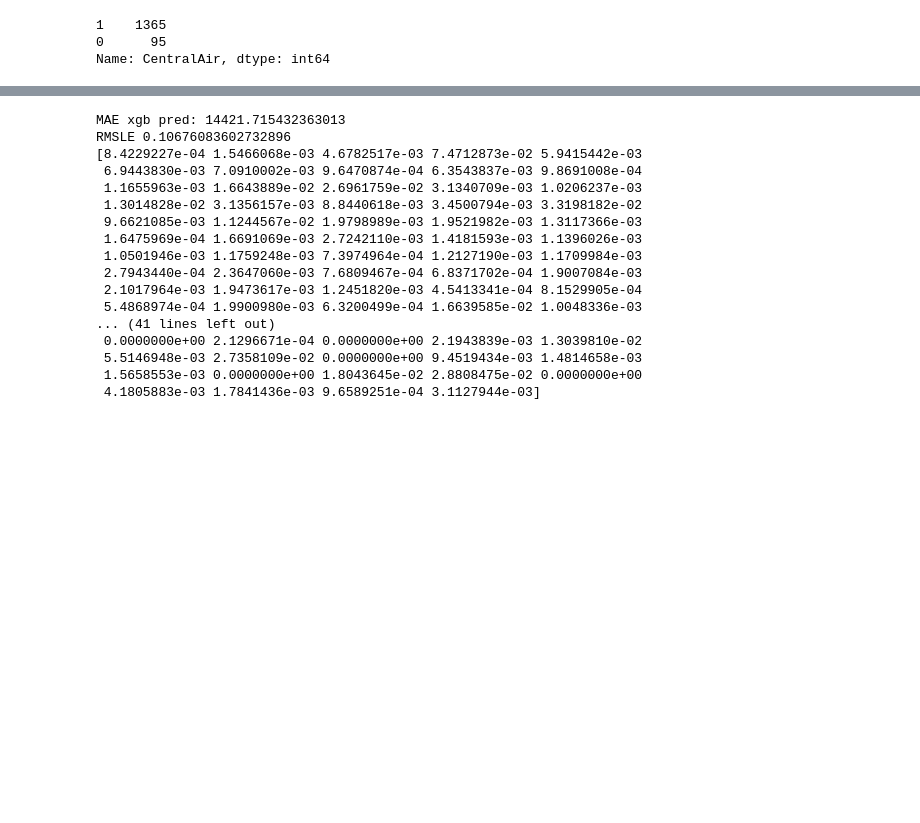
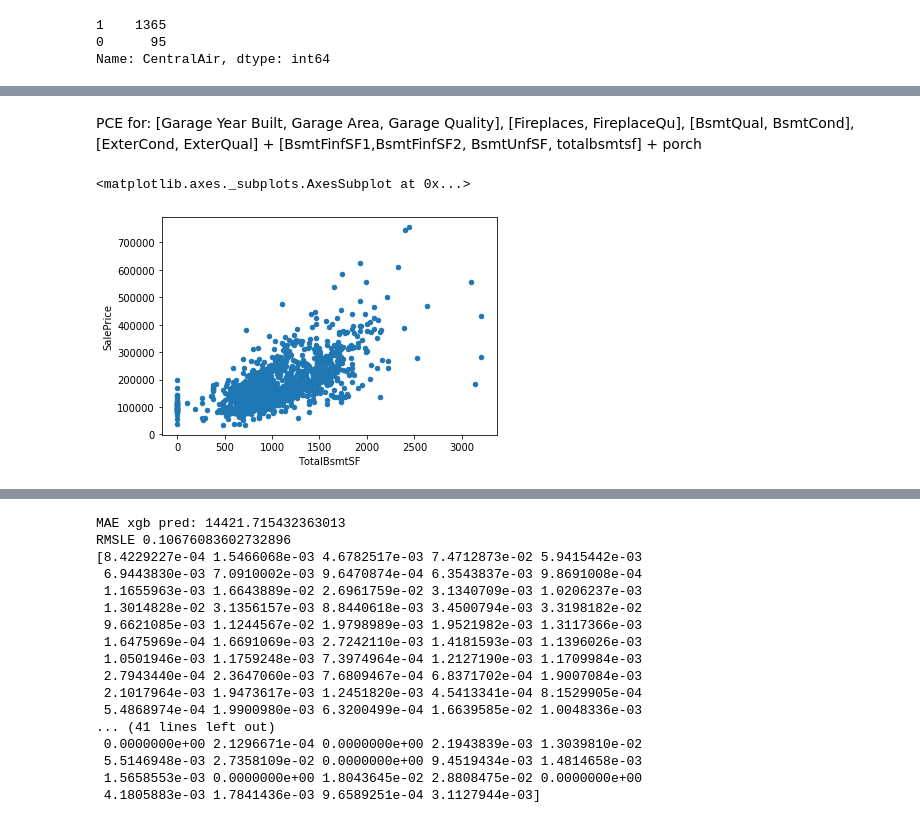
Before and after one commit to Stackeduary/HomePrices, a Jupyter notebook: group_project.ipynb, the cells around one changed output, grey strips where cells are left out. Saved outputs shown, nothing was run; the diff lists cells and outputs as text; code cells hidden in the pictures; blank space fills up the shorter version.

```diff
--- a/group_project.ipynb
+++ b/group_project.ipynb
@@ -63,13 +138,12 @@ dtype: int64
 # %%
-df = df[df['GrLivArea'] < 4500]
-#df = df[df['TotalBsmtSF'] < 4000]
-#df = df[df['LotArea'] < 100000]
-df.drop("Id", axis=1, inplace=True) #first of all we drop because it was assigned randomly and brings no value
-df.drop("GarageCars", axis=1, inplace=True) # we drop GarageCars because it is logical that number of cars depends on the garage area
-df.drop("PoolQC", axis=1, inplace=True)
+df.drop("Id", axis=1, inplace = True) #first of all we drop because it was assigned randomly and brings no value
+df.drop("GarageCars", axis=1, inplace = True) # we drop GarageCars because it is logical that number of cars depends on the garage area
+df.drop("PoolQC", axis=1, inplace = True)
 df.drop("MiscFeature", axis = 1, inplace = True)
 df.drop("BedroomAbvGr", axis = 1, inplace = True)
 df.drop("1stFlrSF", axis = 1, inplace = True)
 df.drop("2ndFlrSF", axis = 1, inplace = True)
 df.drop("GarageCond", axis = 1, inplace = True)
 df.drop("LowQualFinSF", axis = 1, inplace = True)
+df.drop("KitchenAbvGr", axis = 1, inplace = True) #included in TotalRoomsAboveGround
+df.drop("Utilities", axis = 1, inplace = True)
@@ -97,0 +150,7 @@ df.drop("LowQualFinSF", axis = 1, inplace = True)
+# %% [markdown]
+PCE for: [Garage Year Built, Garage Area, Garage Quality], [Fireplaces, FireplaceQu], [BsmtQual, BsmtCond], [ExterCond, ExterQual] + [BsmtFinfSF1,BsmtFinfSF2, BsmtUnfSF, totalbsmtsf] + porch
+# %%
+df.plot.scatter(x="TotalBsmtSF", y='SalePrice') #Total square feet of basement area
+# %% [output]
+<matplotlib.axes._subplots.AxesSubplot at 0x...>
+[figure, added]
```
Also changed, not shown: parts of 32 cells of this notebook.
